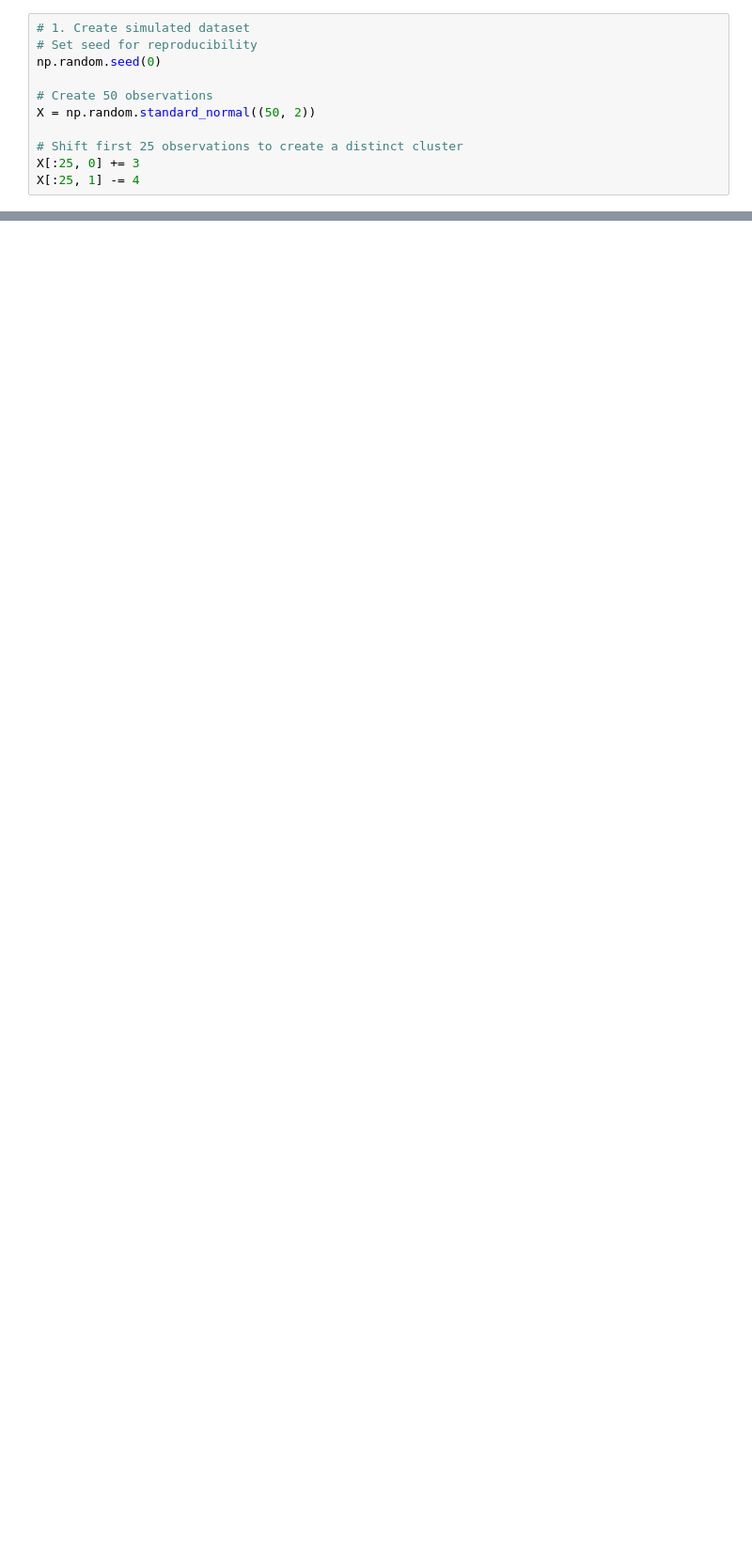
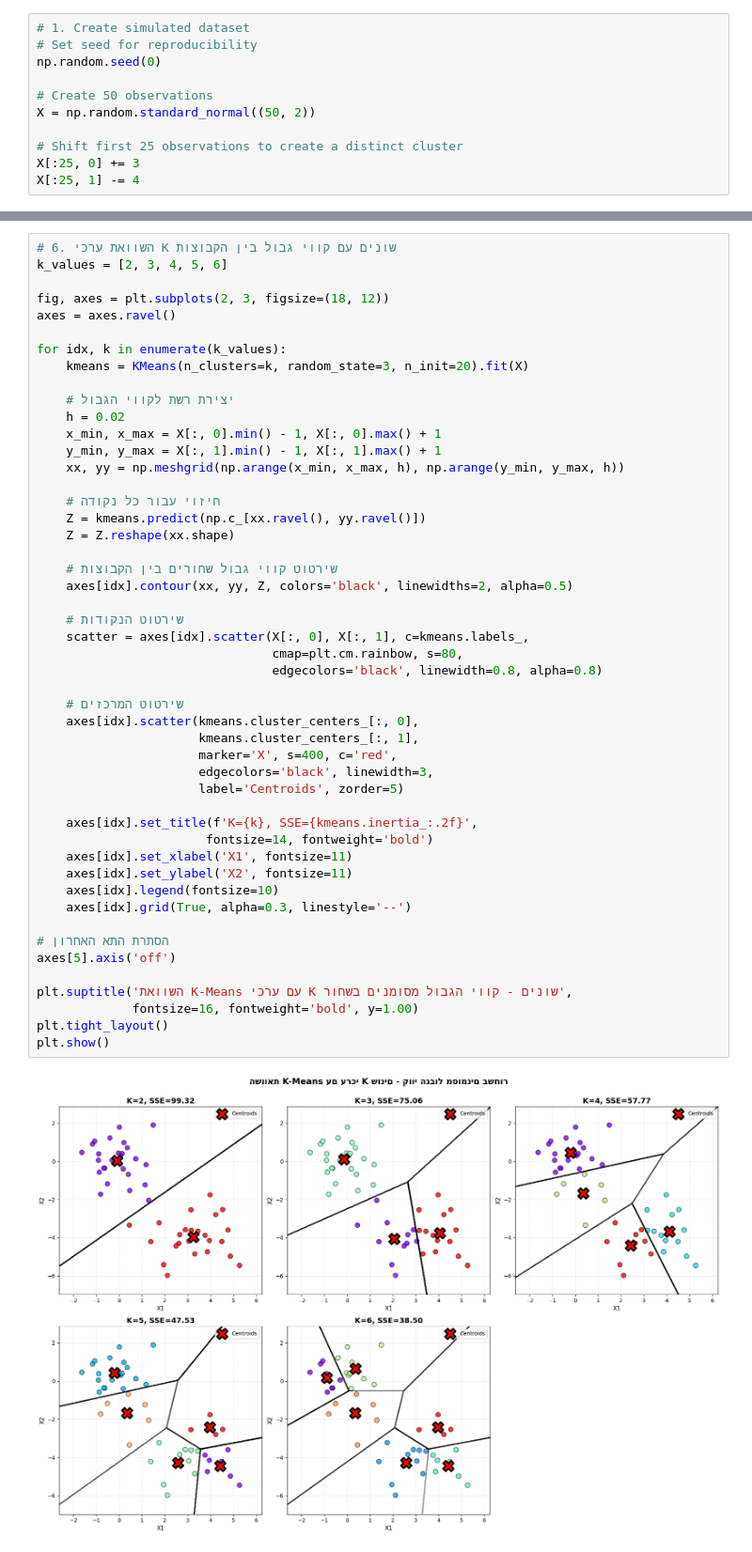
Before and after one commit to kobylev/K-mean-sample, a Jupyter notebook: k_mean_from_book_example.im.ipynb, the cells around one changed output, grey strips where cells are left out. Shown: that part at 94% size. Drawn from its saved outputs; the diff is of its cells as text; blank space fills up the shorter version.

Commit message:
K-Mean- show the elbow effect

```diff
--- a/k_mean_from_book_example.im.ipynb
+++ b/k_mean_from_book_example.im.ipynb
@@ -87,3 +87,54 @@ plt.legend()
 plt.show()
 # %% [output]
 [figure]
+# %%
+# 6. השוואת ערכי K שונים עם קווי גבול בין הקבוצות
+k_values = [2, 3, 4, 5, 6]
+
+fig, axes = plt.subplots(2, 3, figsize=(18, 12))
+axes = axes.ravel()
+
+for idx, k in enumerate(k_values):
+    kmeans = KMeans(n_clusters=k, random_state=3, n_init=20).fit(X)
+
+    # יצירת רשת לקווי הגבול
+    h = 0.02
+    x_min, x_max = X[:, 0].min() - 1, X[:, 0].max() + 1
+    y_min, y_max = X[:, 1].min() - 1, X[:, 1].max() + 1
+    xx, yy = np.meshgrid(np.arange(x_min, x_max, h), np.arange(y_min, y_max, h))
+
+    # חיזוי עבור כל נקודה
+    Z = kmeans.predict(np.c_[xx.ravel(), yy.ravel()])
+    Z = Z.reshape(xx.shape)
+
+    # שירטוט קווי גבול שחורים בין הקבוצות
+    axes[idx].contour(xx, yy, Z, colors='black', linewidths=2, alpha=0.5)
+
+    # שירטוט הנקודות
+    scatter = axes[idx].scatter(X[:, 0], X[:, 1], c=kmeans.labels_,
+                                cmap=plt.cm.rainbow, s=80,
+                                edgecolors='black', linewidth=0.8, alpha=0.8)
+
+    # שירטוט המרכזים
+    axes[idx].scatter(kmeans.cluster_centers_[:, 0],
+                      kmeans.cluster_centers_[:, 1],
+                      marker='X', s=400, c='red',
+                      edgecolors='black', linewidth=3,
+                      label='Centroids', zorder=5)
+
+    axes[idx].set_title(f'K={k}, SSE={kmeans.inertia_:.2f}',
+                       fontsize=14, fontweight='bold')
+    axes[idx].set_xlabel('X1', fontsize=11)
+    axes[idx].set_ylabel('X2', fontsize=11)
+    axes[idx].legend(fontsize=10)
+    axes[idx].grid(True, alpha=0.3, linestyle='--')
+
+# הסתרת התא האחרון
+axes[5].axis('off')
+
+plt.suptitle('השוואת K-Means עם ערכי K שונים - קווי הגבול מסומנים בשחור',
+             fontsize=16, fontweight='bold', y=1.00)
+plt.tight_layout()
+plt.show()
+# %% [output]
+[figure, added]
```
Also changed, not shown: parts of 1 cell of this notebook, 1 other file.
